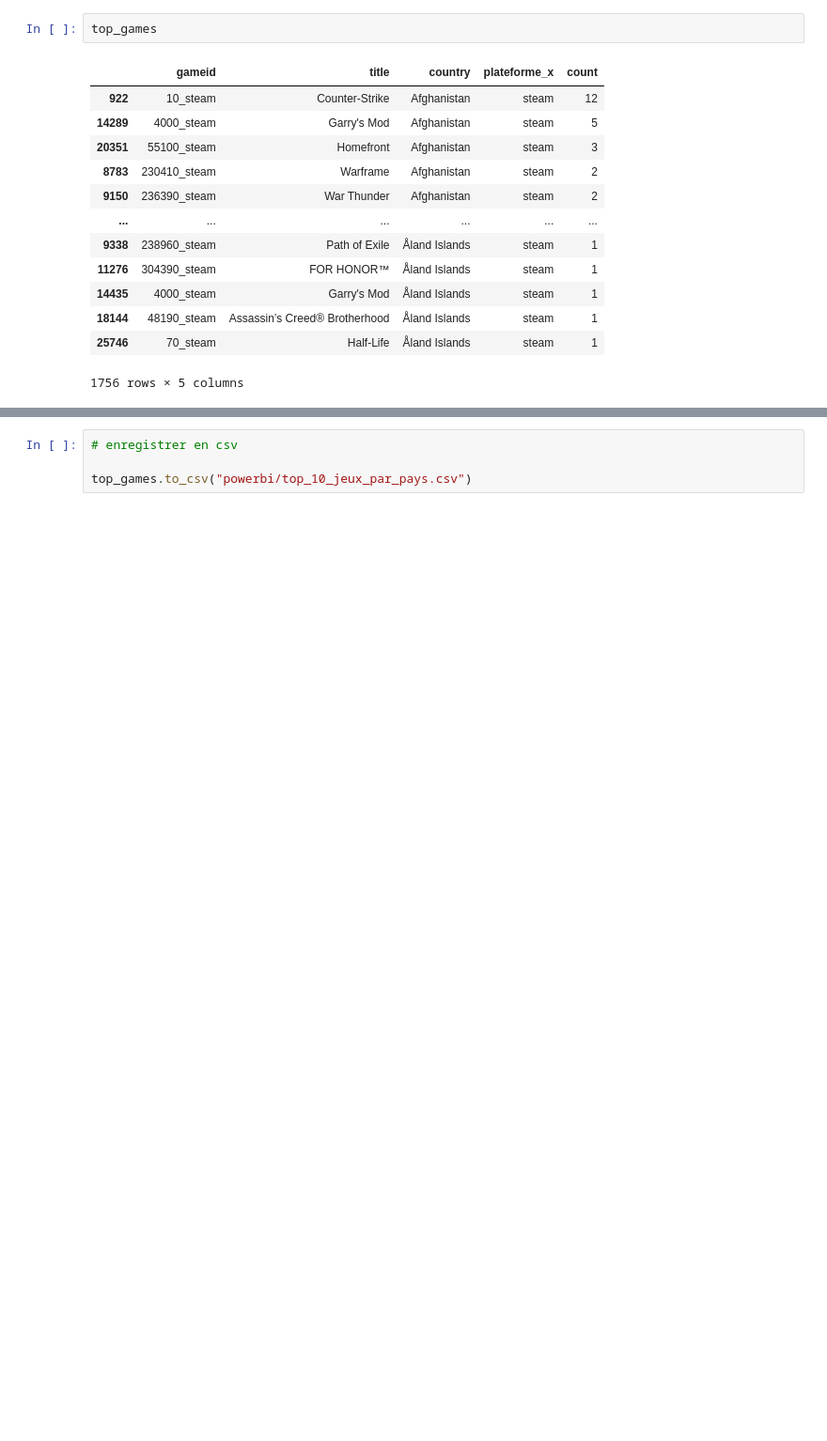
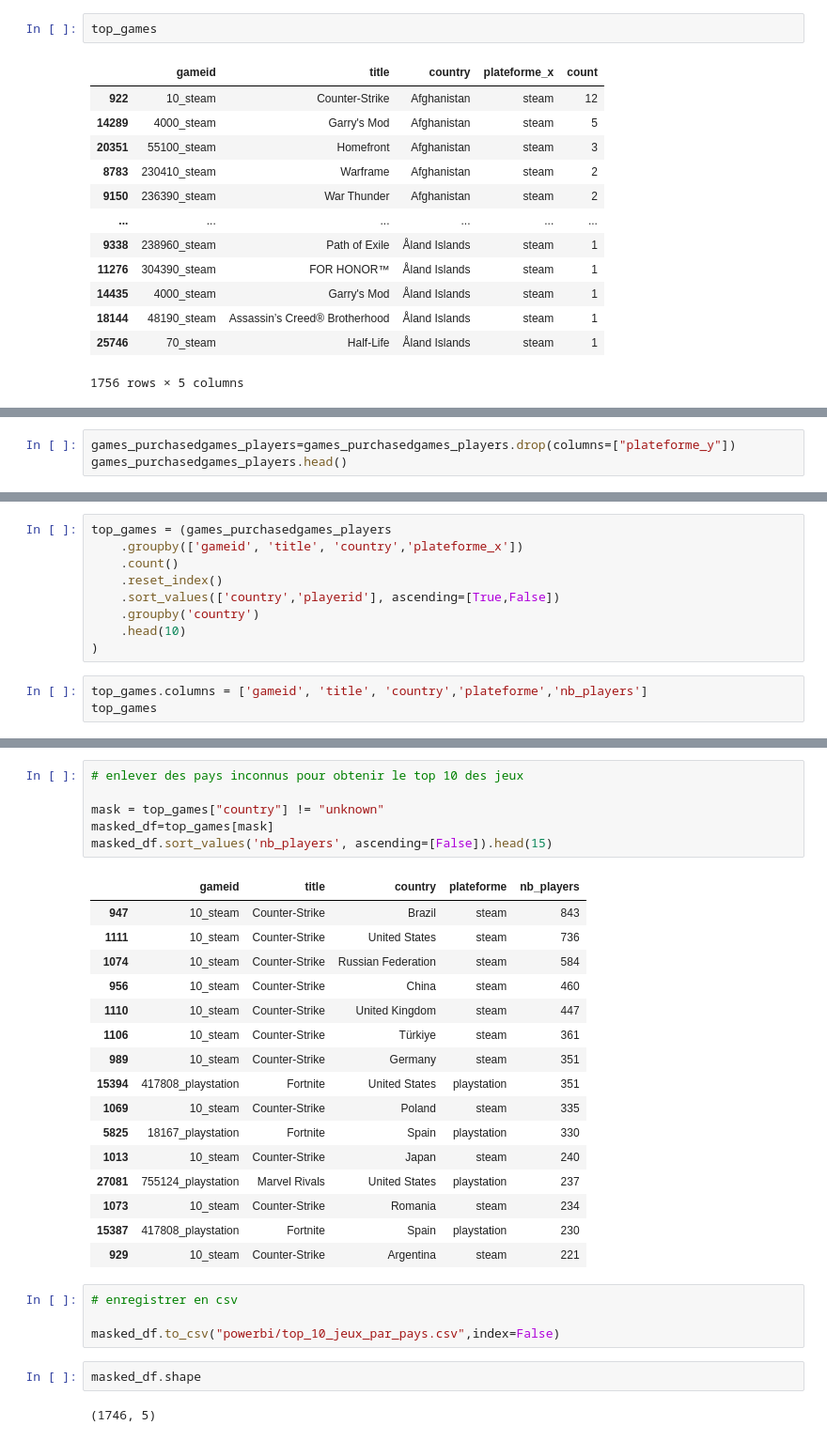
Before and after one commit to isanyams/projet-jeux-video, a Jupyter notebook: notebook/5_questions/top_10_jeux_par_pays.ipynb, the cells around one changed output, grey strips where cells are left out. Shown: that part at 94% size. Drawn from its saved outputs; the diff is of its cells as text; blank space fills up the shorter version.

Commit message:
modification top_10_jeux_par_pays

```diff
--- a/notebook/5_questions/top_10_jeux_par_pays.ipynb
+++ b/notebook/5_questions/top_10_jeux_par_pays.ipynb
@@ -242,0 +237,3 @@ valeurs_uniques.shape
+# %%
+games_purchasedgames_players=games_purchasedgames_players.drop(columns=["plateforme_y"])
+games_purchasedgames_players.head()
@@ -242,0 +247,12 @@ valeurs_uniques.shape
+# %%
+top_games = (games_purchasedgames_players
+    .groupby(['gameid', 'title', 'country','plateforme_x'])
+    .count()
+    .reset_index()
+    .sort_values(['country','playerid'], ascending=[True,False])
+    .groupby('country')
+    .head(10)
+)
+# %%
+top_games.columns = ['gameid', 'title', 'country','plateforme','nb_players']
+top_games
@@ -243,4 +291,31 @@ valeurs_uniques.shape
+# %%
+# enlever des pays inconnus pour obtenir le top 10 des jeux
+
+mask = top_games["country"] != "unknown"
+masked_df=top_games[mask]
+masked_df.sort_values('nb_players', ascending=[False]).head(15)
+# %% [output]
+|  | gameid | title | country | plateforme | nb_players |
+| 947 | 10_steam | Counter-Strike | Brazil | steam | 843 |
+| 1111 | 10_steam | Counter-Strike | United States | steam | 736 |
+| 1074 | 10_steam | Counter-Strike | Russian Federation | steam | 584 |
+| 956 | 10_steam | Counter-Strike | China | steam | 460 |
+| 1110 | 10_steam | Counter-Strike | United Kingdom | steam | 447 |
+| 1106 | 10_steam | Counter-Strike | Türkiye | steam | 361 |
+| 989 | 10_steam | Counter-Strike | Germany | steam | 351 |
+| 15394 | 417808_playstation | Fortnite | United States | playstation | 351 |
+| 1069 | 10_steam | Counter-Strike | Poland | steam | 335 |
+| 5825 | 18167_playstation | Fortnite | Spain | playstation | 330 |
+| 1013 | 10_steam | Counter-Strike | Japan | steam | 240 |
+| 27081 | 755124_playstation | Marvel Rivals | United States | playstation | 237 |
+| 1073 | 10_steam | Counter-Strike | Romania | steam | 234 |
+| 15387 | 417808_playstation | Fortnite | Spain | playstation | 230 |
+| 929 | 10_steam | Counter-Strike | Argentina | steam | 221 |
 # %%
 # enregistrer en csv
 
-top_games.to_csv("powerbi/top_10_jeux_par_pays.csv")
+masked_df.to_csv("powerbi/top_10_jeux_par_pays.csv",index=False)
+# %%
+masked_df.shape
+# %% [output]
+(1746, 5)
```
Also changed, not shown: parts of 5 cells of this notebook.
